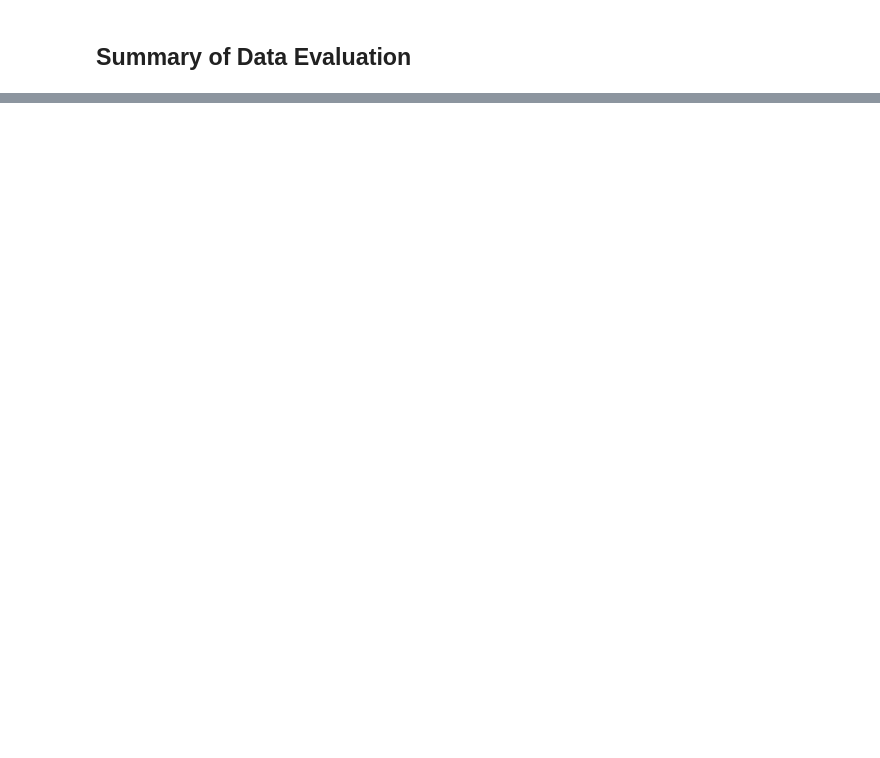
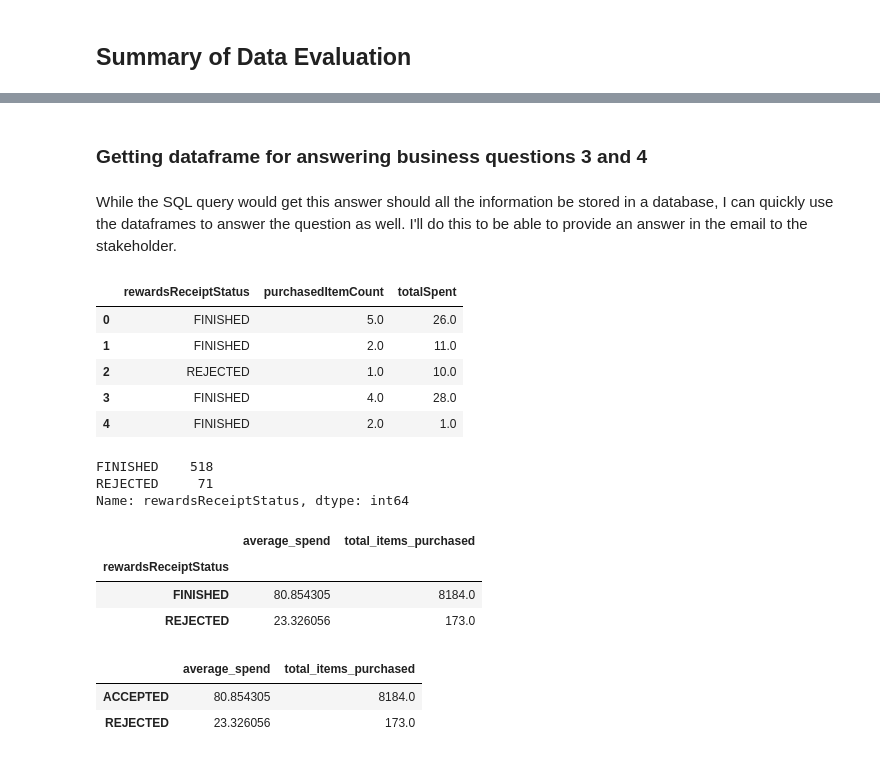
Before and after one commit to mattlegro/Structured-Database-from-Unstructured-JSON, a Jupyter notebook: Data_Evaluation.ipynb, the cells around one changed output, grey strips where cells are left out. Drawn from its saved outputs; the diff is of its cells as text; code cells hidden in the pictures; blank space fills up the shorter version.

```diff
--- a/Data_Evaluation.ipynb
+++ b/Data_Evaluation.ipynb
@@ -433,0 +429,22 @@ We were provided with some questions to lead our communication with our stakehol
+# %% [markdown]
+### Getting dataframe for answering business questions 3 and 4
+# %% [markdown]
+While the SQL query would get this answer should all the information be stored in a database, I can quickly use the dataframes to answer the question as well. I'll do this to be able to provide an answer in the email to the stakeholder.
+# %%
+receipts_acc_rej = receipts_df[['rewardsReceiptStatus','purchasedItemCount','totalSpent']].loc[(receipts_df['rewardsReceiptStatus'] == 'FINISHED')
+                                   | (receipts_df['rewardsReceiptStatus'] == 'REJECTED')]
+# %%
+receipts_acc_rej.head()
+# %% [output]
+|  | rewardsReceiptStatus | purchasedItemCount | totalSpent |
+| 0 | FINISHED | 5.0 | 26.0 |
+| 1 | FINISHED | 2.0 | 11.0 |
+| 2 | REJECTED | 1.0 | 10.0 |
+| 3 | FINISHED | 4.0 | 28.0 |
+| 4 | FINISHED | 2.0 | 1.0 |
+# %%
+receipts_acc_rej.rewardsReceiptStatus.value_counts()
+# %% [output]
+FINISHED    518
+REJECTED     71
+Name: rewardsReceiptStatus, dtype: int64
@@ -433,0 +454,7 @@ We were provided with some questions to lead our communication with our stakehol
+# %%
+acc_rej_summary
+# %% [output]
+|  | average_spend | total_items_purchased |
+| rewardsReceiptStatus |  |  |
+| FINISHED | 80.854305 | 8184.0 |
+| REJECTED | 23.326056 | 173.0 |
@@ -433,0 +463,6 @@ We were provided with some questions to lead our communication with our stakehol
+# %%
+acc_rej_summary
+# %% [output]
+|  | average_spend | total_items_purchased |
+| ACCEPTED | 80.854305 | 8184.0 |
+| REJECTED | 23.326056 | 173.0 |
```
Also changed, not shown: parts of 12 cells of this notebook, 4 other files.
